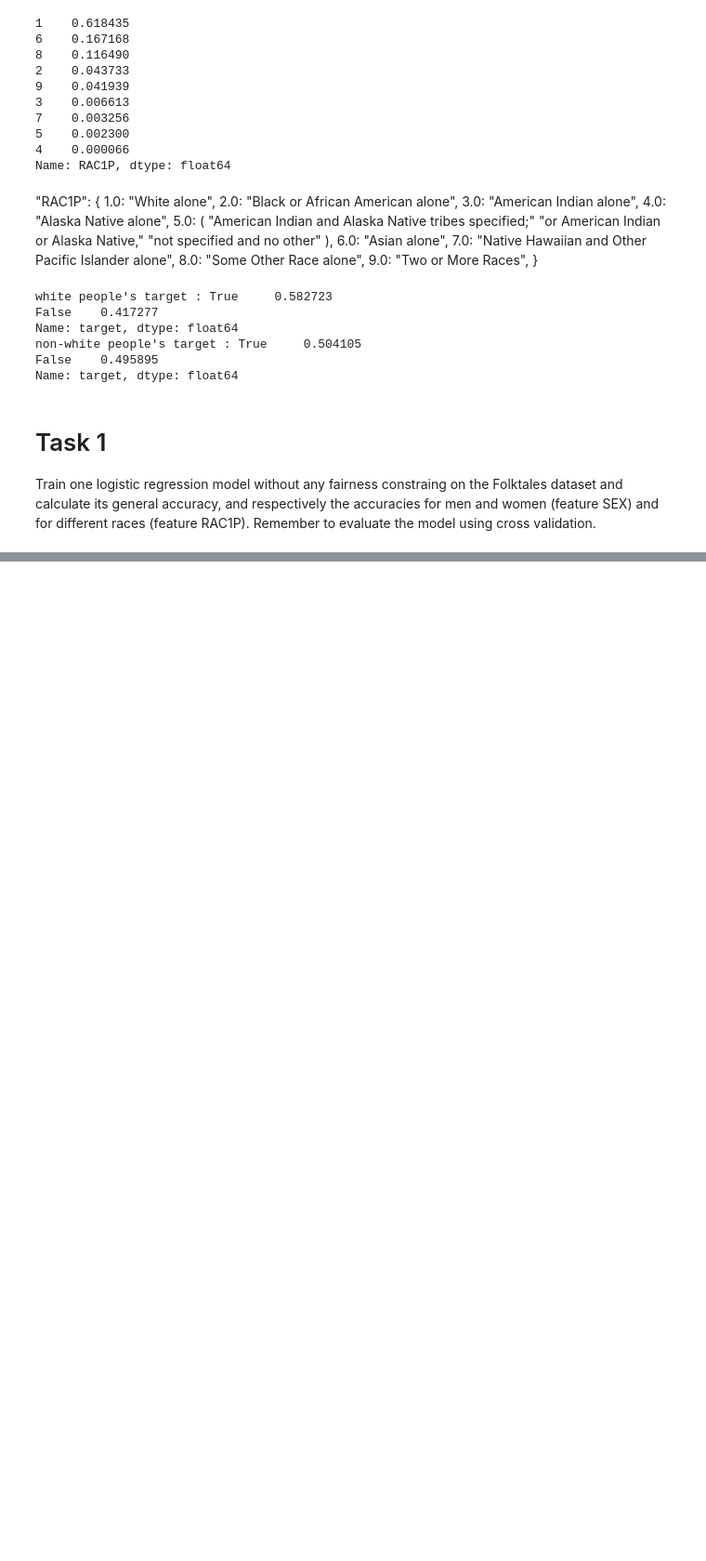
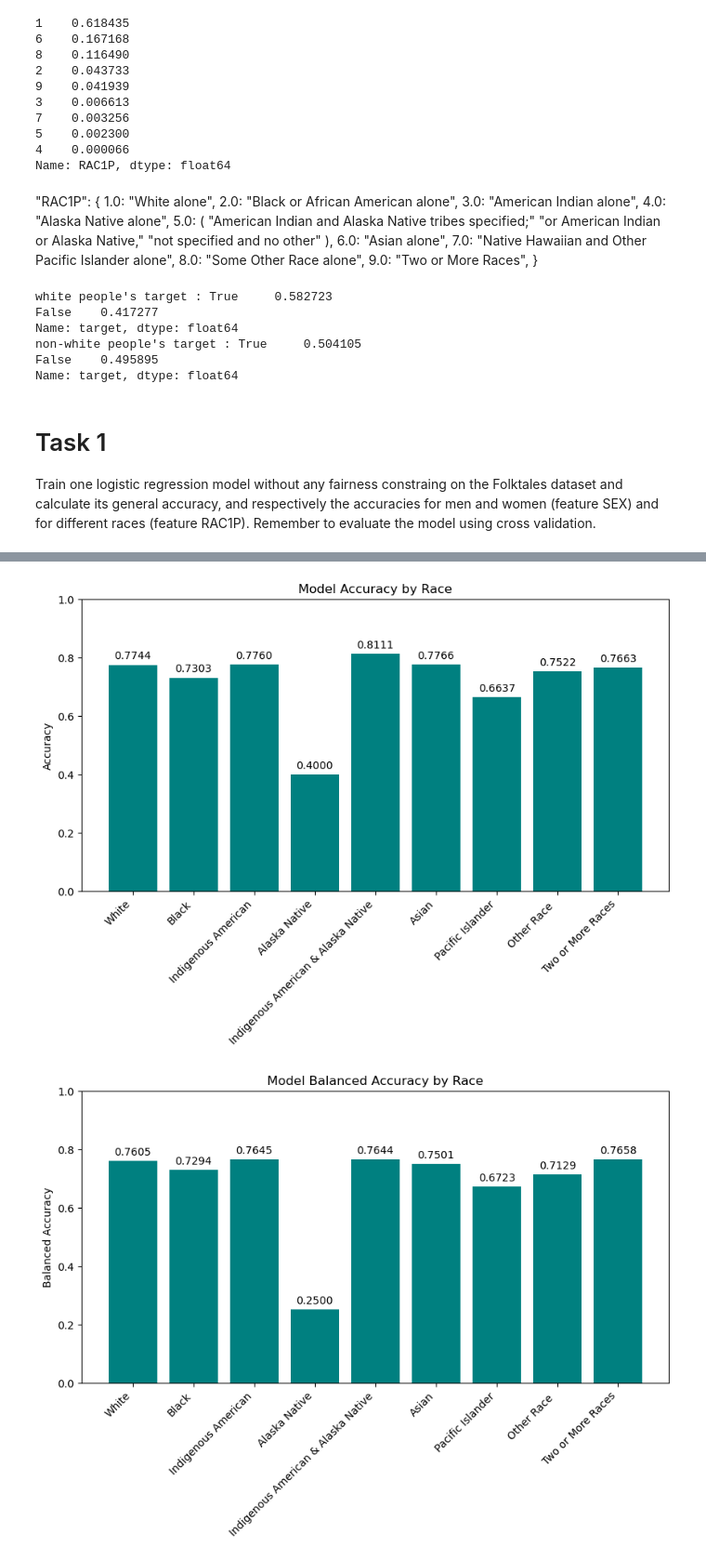
Before and after one commit to AlteaF/Algorithmic_Fairness_2025, a Jupyter notebook: ass2/afae25-assignment-02-template.ipynb, the cells around one changed output, grey strips where cells are left out. Shown at 93% size. Cells and saved outputs as stored; diff of their text form; code cells hidden in the pictures; blank space fills up the shorter version.

```diff
--- a/ass2/afae25-assignment-02-template.ipynb
+++ b/ass2/afae25-assignment-02-template.ipynb
@@ -178,0 +227,16 @@ Standard Deviations :0.003
+# %%
+f1_scores = [f1_score_women, f1_score_men]
+
+# Plot the accuracies
+plt.figure(figsize=(6, 4))
+plt.bar(genders, f1_scores, color=['orange', 'teal'])
+plt.ylim(0, 1)
+plt.ylabel("F1 Score")
+plt.title("Model F1 Score by Gender")
+plt.xticks(rotation=0)
+
+# Display values on bars
+for i, acc in enumerate(f1_scores):
+    plt.text(i, acc + 0.02, f"{acc:.4f}", ha='center', fontsize=12)
+
+plt.show()
@@ -178,0 +300,56 @@ Standard Deviations :0.003
+# %%
+import matplotlib.pyplot as plt
+
+# Mapping from RAC1P_# to race names
+race_mapping = {
+    1: "White",
+    2: "Black",
+    3: "Indigenous American",
+    4: "Alaska Native",
+    5: "Indigenous American & Alaska Native",
+    6: "Asian",
+    7: "Pacific Islander",
+    8: "Other Race ",
+    9: "Two or More Races"
+}
+
+# Extract numeric values from column names (RAC1P_# → #)
+race_codes = [int(col.split('_')[1]) for col in race_accuracies.keys()]
+
+# Map numeric values to race names
+race_names = [race_mapping.get(code, f"Race {code}") for code in race_codes]
+race_accuracies_values = list(race_accuracies.values())
+race_balanced_accuracies_values = list(race_balanced_accuracies.values())
+
+# Plot the race-based accuracy results
+plt.figure(figsize=(10, 5))
+plt.bar(race_names, race_accuracies_values, color='teal')
+plt.ylim(0, 1)
+plt.ylabel("Accuracy")
+plt.title("Model Accuracy by Race")
+
+# Adjust x-axis labels
+plt.xticks(rotation=45, ha="right")
+
+# Display values on bars
+for i, acc in enumerate(race_accuracies_values):
+    plt.text(i, acc + 0.02, f"{acc:.4f}", ha='center', fontsize=10)
+
+plt.show()
+
+# Plot the race-based accuracy results
+plt.figure(figsize=(10, 5))
+plt.bar(race_names, race_balanced_accuracies_values, color='teal')
+plt.ylim(0, 1)
+plt.ylabel("Balanced Accuracy")
+plt.title("Model Balanced Accuracy by Race")
+plt.xticks(rotation=45, ha="right")
+
+# Display values on bars
+for i, acc in enumerate(race_balanced_accuracies_values):
+    plt.text(i, acc + 0.02, f"{acc:.4f}", ha='center', fontsize=10)
+
+plt.show()
+# %% [output]
+[figure, added]
+[figure, added]
```
Also changed, not shown: parts of 25 cells of this notebook.
